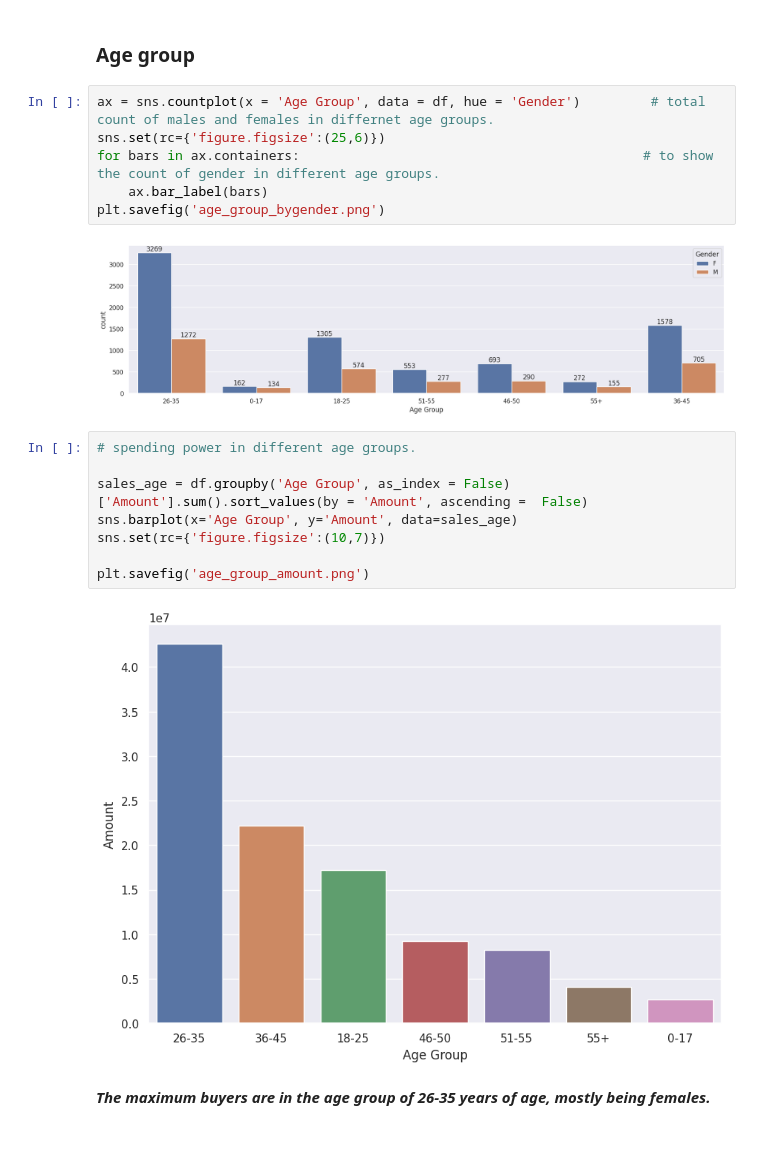
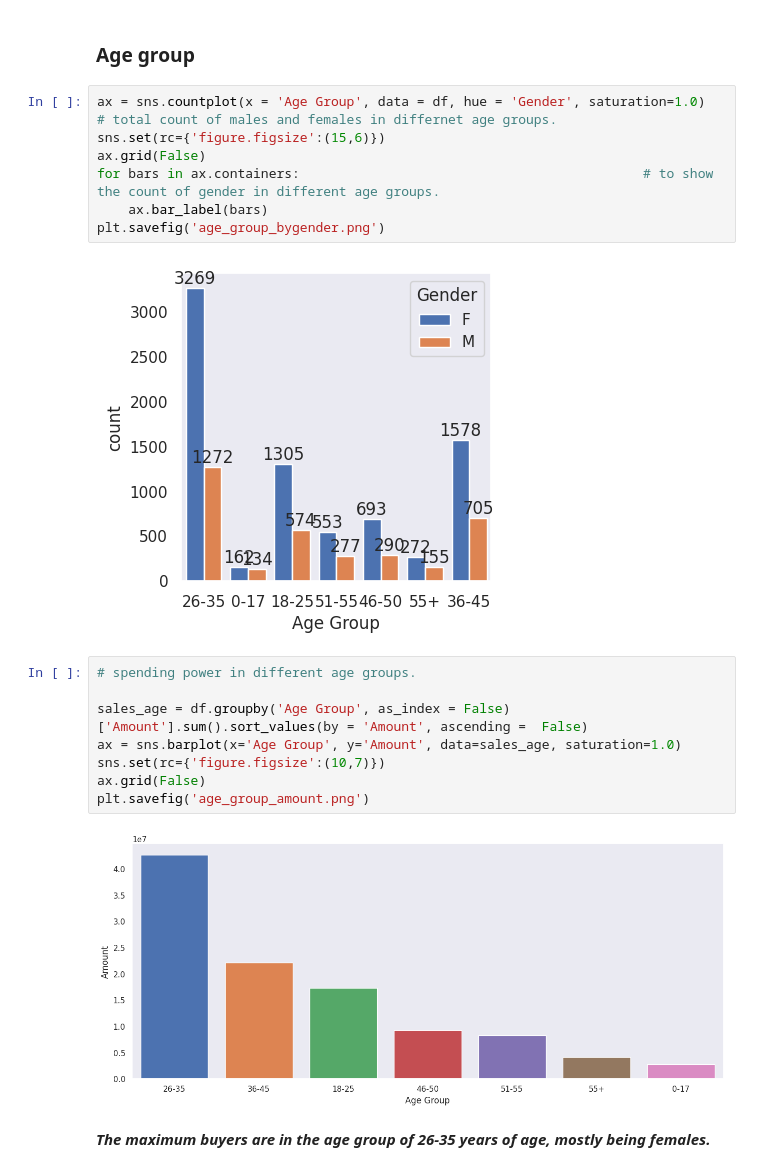
Before and after one commit to HafshaWahab/Diwali_Sales_Analysis_Python, a Jupyter notebook: diwali-sales-analysis.ipynb, the cells around one changed output. Saved outputs shown, nothing was run; the diff lists cells and outputs as text; blank space fills up the shorter version.

Commit message:
Kaggle Notebook | Diwali_Sales_Analysis | Version 13

```diff
--- a/diwali-sales-analysis.ipynb
+++ b/diwali-sales-analysis.ipynb
@@ -213,23 +214,24 @@ plt.savefig('gender_amount_spent.png')
 # %% [markdown]
 ### Age group
 # %%
-ax = sns.countplot(x = 'Age Group', data = df, hue = 'Gender')         # total count of males and females in differnet age groups.
-sns.set(rc={'figure.figsize':(25,6)})
+ax = sns.countplot(x = 'Age Group', data = df, hue = 'Gender', saturation=1.0)         # total count of males and females in differnet age groups.
+sns.set(rc={'figure.figsize':(15,6)})
+ax.grid(False)
 for bars in ax.containers:                                            # to show the count of gender in different age groups.
     ax.bar_label(bars)
 plt.savefig('age_group_bygender.png')
 # %% [output]
-[figure, old version]
+[figure, new version]
 # %%
 # spending power in different age groups.
 
 sales_age = df.groupby('Age Group', as_index = False)['Amount'].sum().sort_values(by = 'Amount', ascending =  False)
-sns.barplot(x='Age Group', y='Amount', data=sales_age)
+ax = sns.barplot(x='Age Group', y='Amount', data=sales_age, saturation=1.0)
 sns.set(rc={'figure.figsize':(10,7)})
-
+ax.grid(False)
 plt.savefig('age_group_amount.png')
 # %% [output]
-[figure, old version]
+[figure, new version]
 # %% [markdown]
 ***The maximum buyers are in the age group of 26-35 years of age, mostly being females.***
 # %% [markdown]
```
Also changed, not shown: parts of 12 cells of this notebook.
